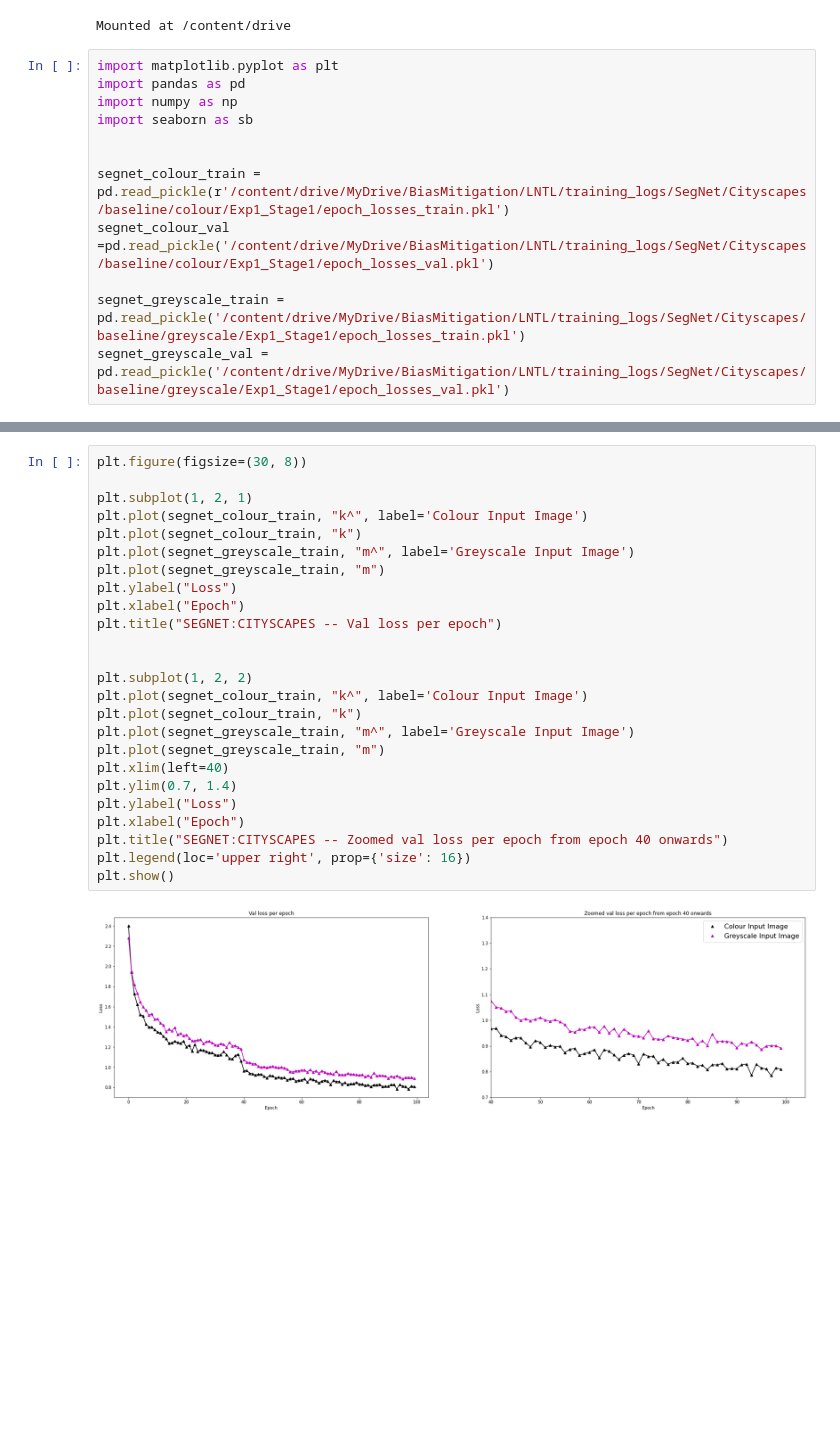
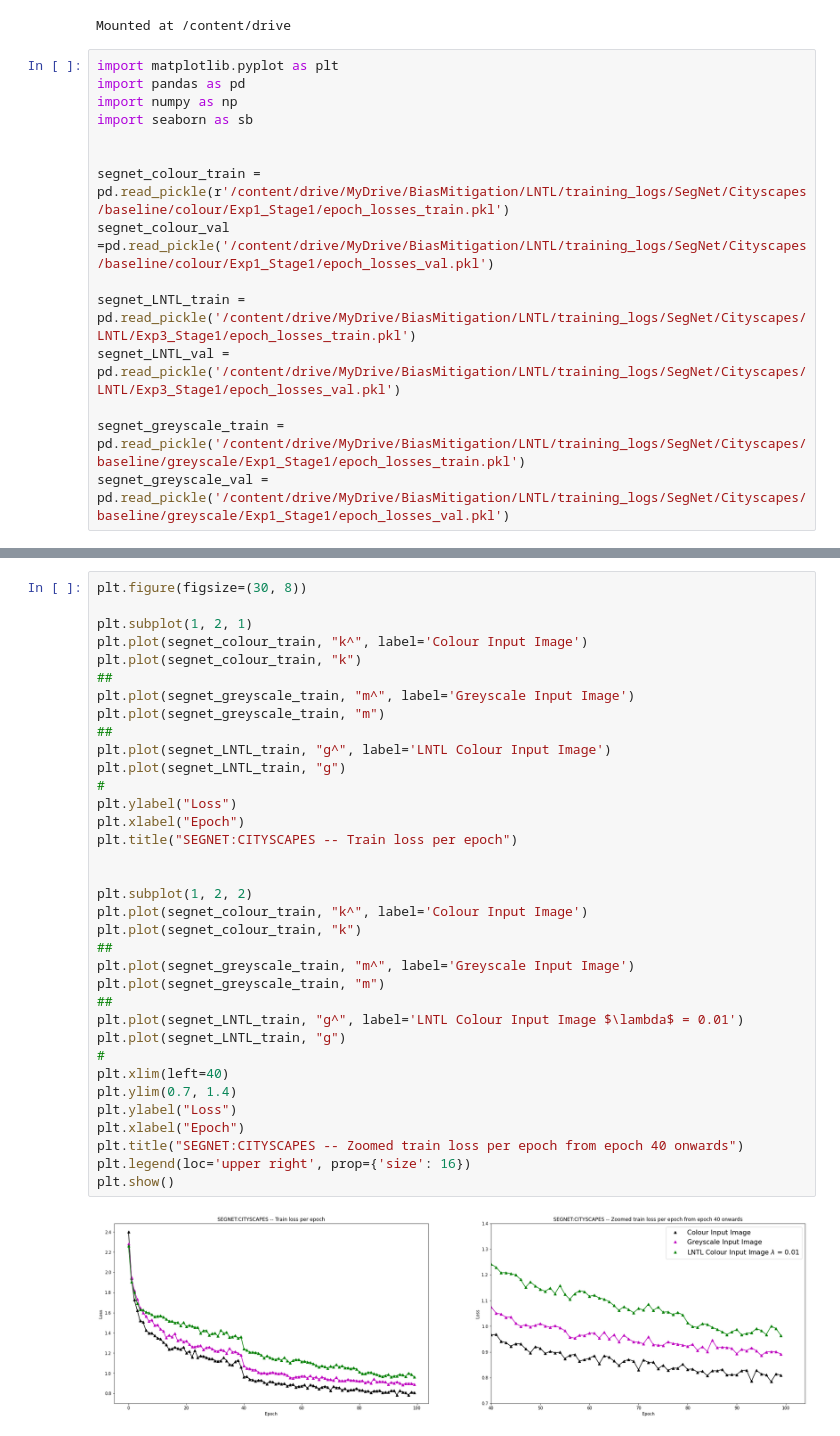
Before and after one commit to JackStelling/BiasMitigation, a Jupyter notebook: LNTL/evaluation/visualisations.ipynb, the cells around one changed output, grey strips where cells are left out. Cells and saved outputs as stored; diff of their text form; blank space fills up the shorter version.

```diff
--- a/LNTL/evaluation/visualisations.ipynb
+++ b/LNTL/evaluation/visualisations.ipynb
@@ -712,6 +751,9 @@ import seaborn as sb
 segnet_colour_train = pd.read_pickle(r'/content/drive/MyDrive/BiasMitigation/LNTL/training_logs/SegNet/Cityscapes/baseline/colour/Exp1_Stage1/epoch_losses_train.pkl')
 segnet_colour_val =pd.read_pickle('/content/drive/MyDrive/BiasMitigation/LNTL/training_logs/SegNet/Cityscapes/baseline/colour/Exp1_Stage1/epoch_losses_val.pkl')
 
+segnet_LNTL_train = pd.read_pickle('/content/drive/MyDrive/BiasMitigation/LNTL/training_logs/SegNet/Cityscapes/LNTL/Exp3_Stage1/epoch_losses_train.pkl')
+segnet_LNTL_val = pd.read_pickle('/content/drive/MyDrive/BiasMitigation/LNTL/training_logs/SegNet/Cityscapes/LNTL/Exp3_Stage1/epoch_losses_val.pkl')
+
 segnet_greyscale_train = pd.read_pickle('/content/drive/MyDrive/BiasMitigation/LNTL/training_logs/SegNet/Cityscapes/baseline/greyscale/Exp1_Stage1/epoch_losses_train.pkl')
 segnet_greyscale_val = pd.read_pickle('/content/drive/MyDrive/BiasMitigation/LNTL/training_logs/SegNet/Cityscapes/baseline/greyscale/Exp1_Stage1/epoch_losses_val.pkl')
 # %%
@@ -744,27 +842,37 @@ plt.show()
 # %%
 plt.figure(figsize=(30, 8))
 
 plt.subplot(1, 2, 1)
 plt.plot(segnet_colour_train, "k^", label='Colour Input Image')
 plt.plot(segnet_colour_train, "k")
+##
 plt.plot(segnet_greyscale_train, "m^", label='Greyscale Input Image')
 plt.plot(segnet_greyscale_train, "m")
+##
+plt.plot(segnet_LNTL_train, "g^", label='LNTL Colour Input Image')
+plt.plot(segnet_LNTL_train, "g")
+#
 plt.ylabel("Loss")
 plt.xlabel("Epoch")
-plt.title("SEGNET:CITYSCAPES -- Val loss per epoch")
+plt.title("SEGNET:CITYSCAPES -- Train loss per epoch")
 
 
 plt.subplot(1, 2, 2)
 plt.plot(segnet_colour_train, "k^", label='Colour Input Image')
 plt.plot(segnet_colour_train, "k")
+##
 plt.plot(segnet_greyscale_train, "m^", label='Greyscale Input Image')
 plt.plot(segnet_greyscale_train, "m")
+##
+plt.plot(segnet_LNTL_train, "g^", label='LNTL Colour Input Image $\lambda$ = 0.01')
+plt.plot(segnet_LNTL_train, "g")
+#
 plt.xlim(left=40)
 plt.ylim(0.7, 1.4)
 plt.ylabel("Loss")
 plt.xlabel("Epoch")
-plt.title("SEGNET:CITYSCAPES -- Zoomed val loss per epoch from epoch 40 onwards")
+plt.title("SEGNET:CITYSCAPES -- Zoomed train loss per epoch from epoch 40 onwards")
 plt.legend(loc='upper right', prop={'size': 16})
 plt.show()
 # %% [output]
-[figure, old version]
+[figure, new version]
```
Also changed, not shown: parts of 8 cells of this notebook, 41 other files.
